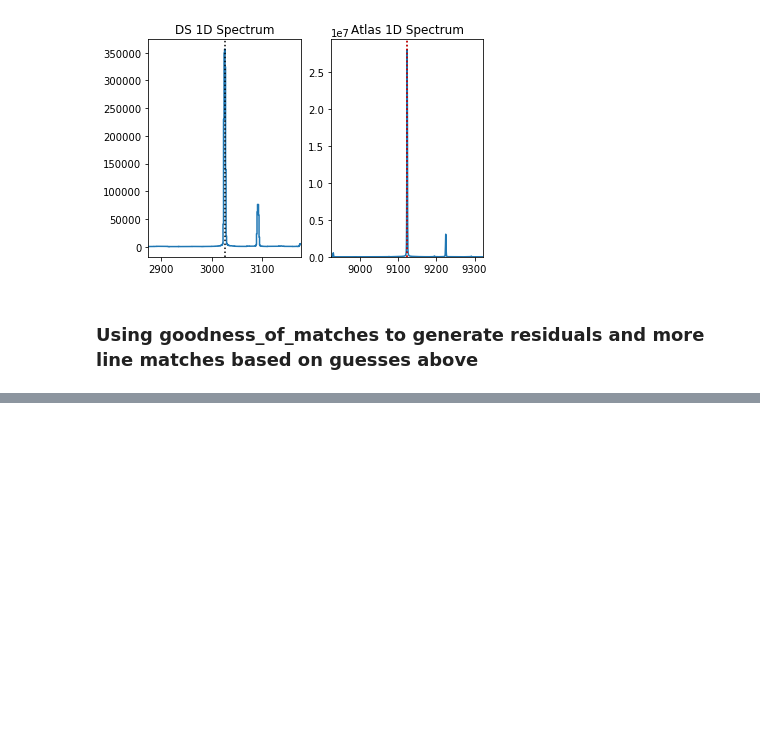
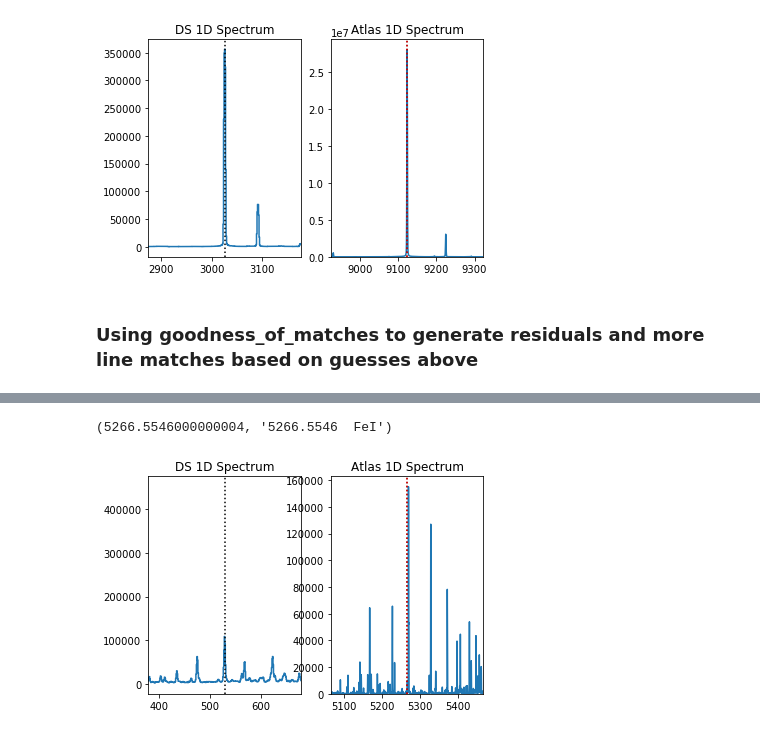
Before and after one commit to deerow22/data_reduction_scrap, a Jupyter notebook: Data_Reduction_Pipeline_middle.ipynb, the cells around one changed output, grey strips where cells are left out. Cells and saved outputs as stored; diff of their text form; code cells hidden in the pictures; blank space fills up the shorter version.

```diff
--- a/Data_Reduction_Pipeline_middle.ipynb
+++ b/Data_Reduction_Pipeline_middle.ipynb
@@ -190,0 +255,5 @@ Failed to find line ArI at wl=11106.44: "requested peak location is not in the s
+# %%
+guess_plot(529,5266,specset_blue) #(px,wl)
+# %% [output]
+(5266.5546000000004, '5266.5546  FeI')
+[figure, added]
```
Also changed, not shown: parts of 13 cells of this notebook.
